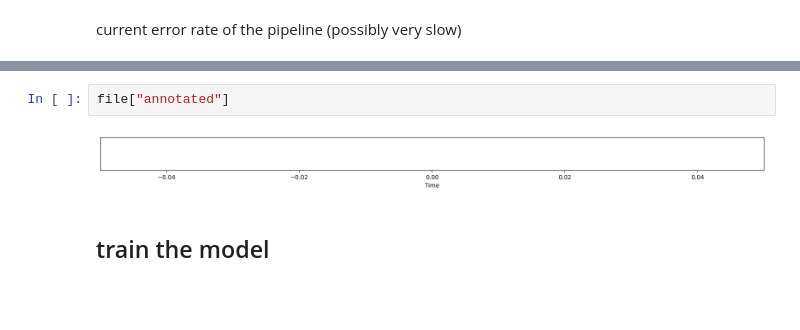
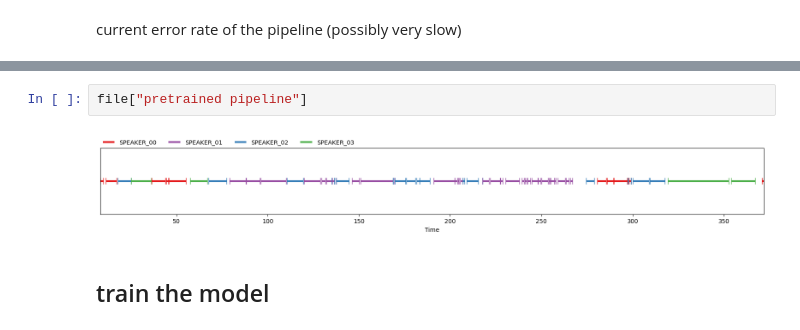
Before and after one commit to LisaVerhoeyen/bp-stemmen-onderscheiden, a Jupyter notebook: pyannote/inference.ipynb, the cells around one changed output, grey strips where cells are left out. Saved outputs shown, nothing was run; the diff lists cells and outputs as text; blank space fills up the shorter version.

```diff
--- a/pyannote/inference.ipynb
+++ b/pyannote/inference.ipynb
@@ -75,6 +71,6 @@ Diarization error rate is 0.0% for the pretrained model
-# %%
-file["annotated"]
-# %% [output]
-[figure, removed]
+# %%
+file["pretrained pipeline"]
+# %% [output]
+[figure, added]
 # %% [markdown]
 ## train the model
```
Also changed, not shown: parts of 4 cells of this notebook, 4 other files.
